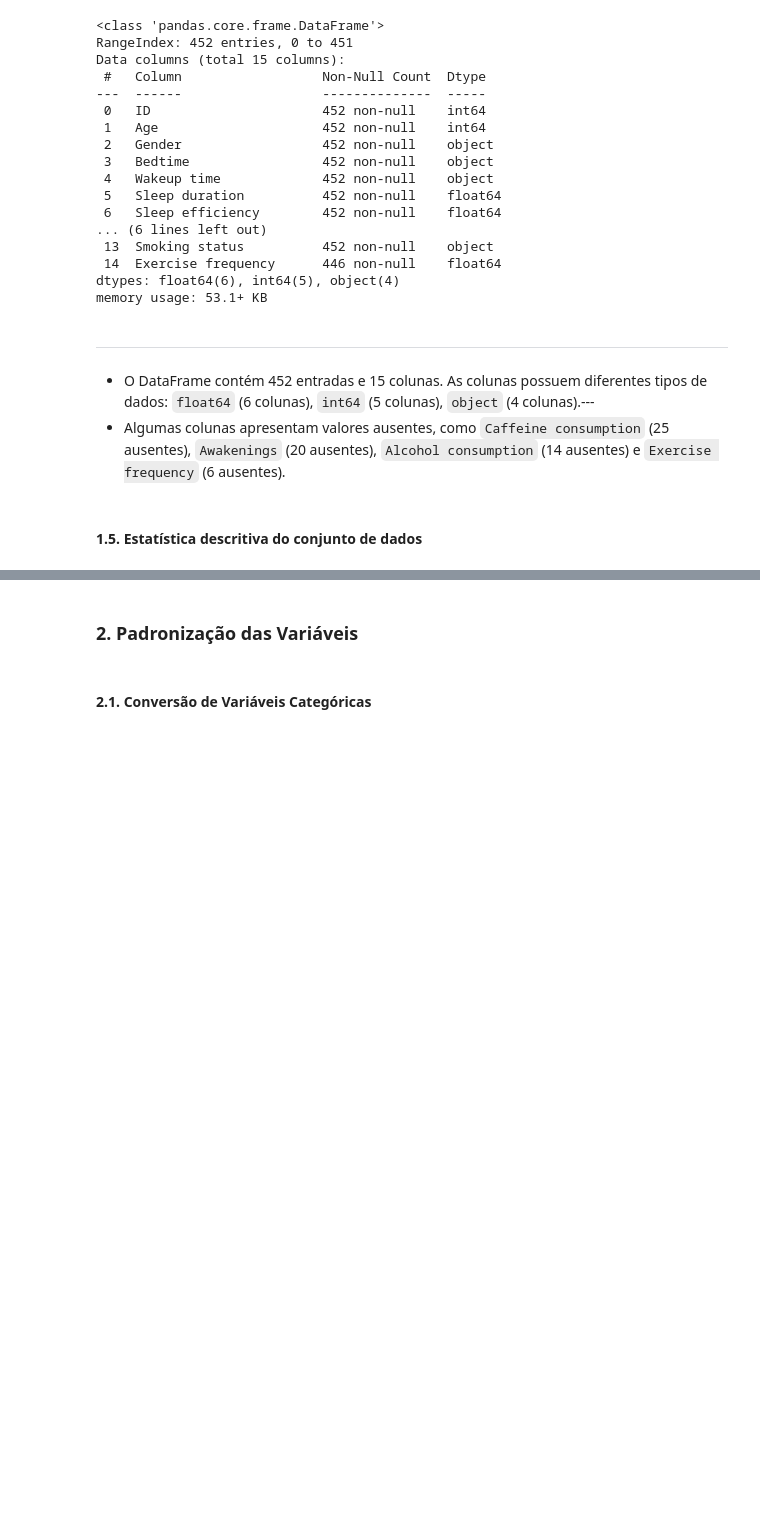
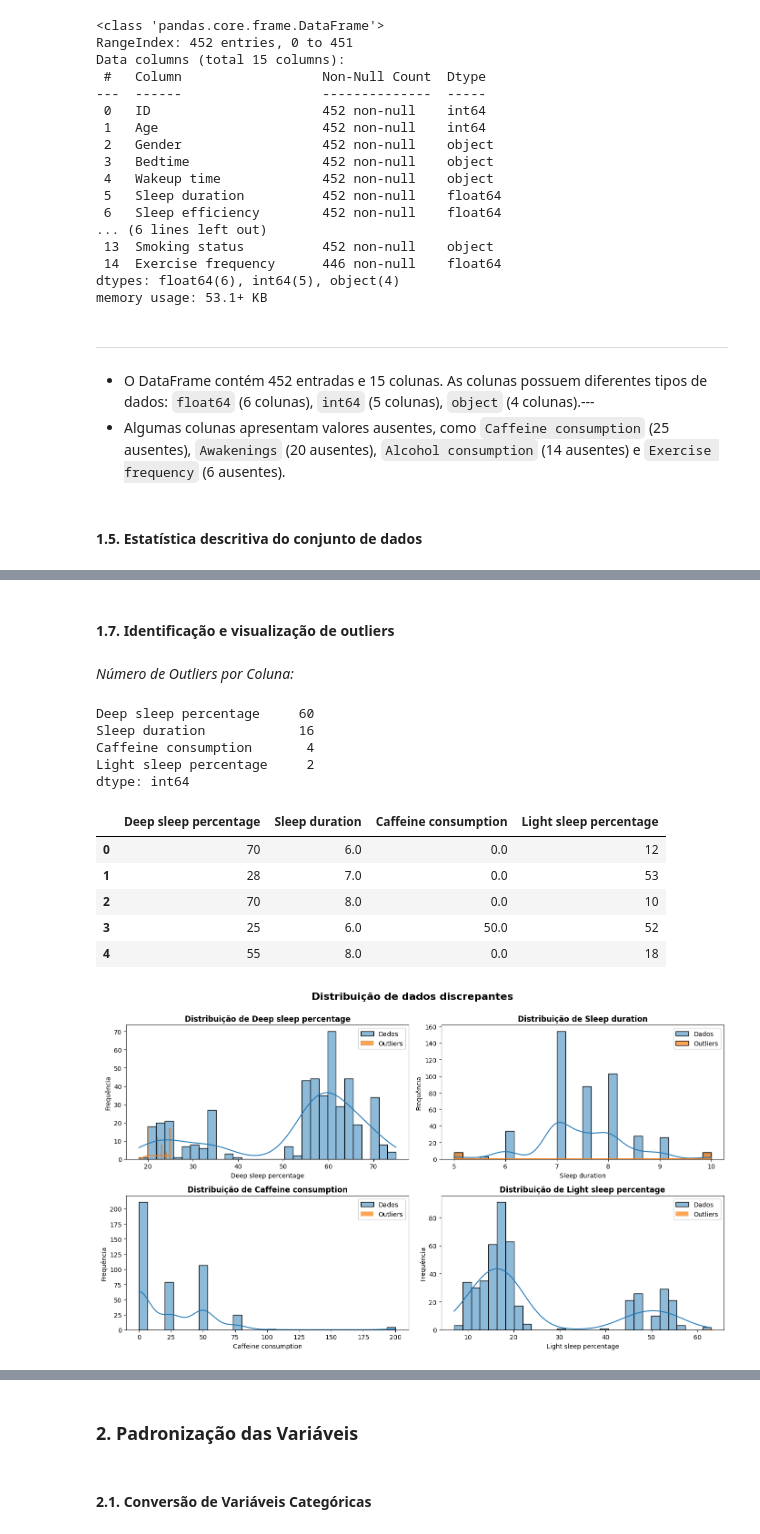
Before and after one commit to KesavaS2/Kesava_Menezes, a Jupyter notebook: notebooks/ 02-comparative_analysis.ipynb, the cells around one changed output, grey strips where cells are left out. Cells and saved outputs as stored; diff of their text form; code cells hidden in the pictures; blank space fills up the shorter version.

```diff
--- a/notebooks/ 02-comparative_analysis.ipynb
+++ b/notebooks/ 02-comparative_analysis.ipynb
@@ -198,0 +255,65 @@ df.describe(include='all')
+# %% [markdown]
+#### 1.7. Identificação e visualização de outliers
+# %%
+# Identificação de outliers usando o método do Intervalo Interquantil (IQR)
+
+numeric_df = df.select_dtypes(include=[np.number])
+factor = 1.5
+
+def detect_outliers_iqr(data):
+    Q1 = data.quantile(0.25)
+    Q3 = data.quantile(0.75)
+    IQR = Q3 - Q1
+    lower_bound = Q1 - factor * IQR
+    upper_bound = Q3 + factor * IQR
+    return (data < lower_bound) | (data > upper_bound)
+
+# Aplicando a função a todas as colunas numéricas
+
+outliers = numeric_df.apply(detect_outliers_iqr)
+
+# Filtrando os dados para mostrar apenas os outliers
+
+outliers_summary = outliers.sum().sort_values(ascending=False)
+outliers_summary = outliers_summary[outliers_summary > 0]
+outliers_data = numeric_df.loc[:, outliers_summary.index]
+display(Markdown("*Número de Outliers por Coluna:* \n"))
+display(outliers_summary)
+print("\n")
+display(outliers_data.head())
+print("\n")
+
+# Visualização gráfica
+
+colors = ['#1f77b4', '#ff7f0e']
+num_cols = outliers_data.shape[1]
+num_rows = (num_cols + 1) // 2
+fig = plt.figure(figsize=(14, num_rows * 4))
+
+fig.suptitle('Distribuição de dados discrepantes', fontweight='bold', fontsize=16, y=1)
+
+for i, column in enumerate(outliers_data.columns, 1):
+    plt.subplot(num_rows, 2, i)
+    sns.histplot(numeric_df[column], bins=30, kde=True, color=colors[0], label='Dados')
+    sns.histplot(numeric_df[column][outliers[column]], bins=30, kde=True, color=colors[1], label='Outliers', alpha=0.7)
+    plt.title(f'Distribuição de {column}', fontsize=12, fontweight='bold')
+    plt.xlabel(column)
+    plt.ylabel('Frequência')
+    plt.legend()
+
+plt.tight_layout()
+plt.show()
+# %% [output]
+*Número de Outliers por Coluna:*
+Deep sleep percentage     60
+Sleep duration            16
+Caffeine consumption       4
+Light sleep percentage     2
+dtype: int64
+|  | Deep sleep percentage | Sleep duration | Caffeine consumption | Light sleep percentage |
+| 0 | 70 | 6.0 | 0.0 | 12 |
+| 1 | 28 | 7.0 | 0.0 | 53 |
+| 2 | 70 | 8.0 | 0.0 | 10 |
+| 3 | 25 | 6.0 | 50.0 | 52 |
+| 4 | 55 | 8.0 | 0.0 | 18 |
+[figure, added]
```
Also changed, not shown: parts of 51 cells of this notebook.
